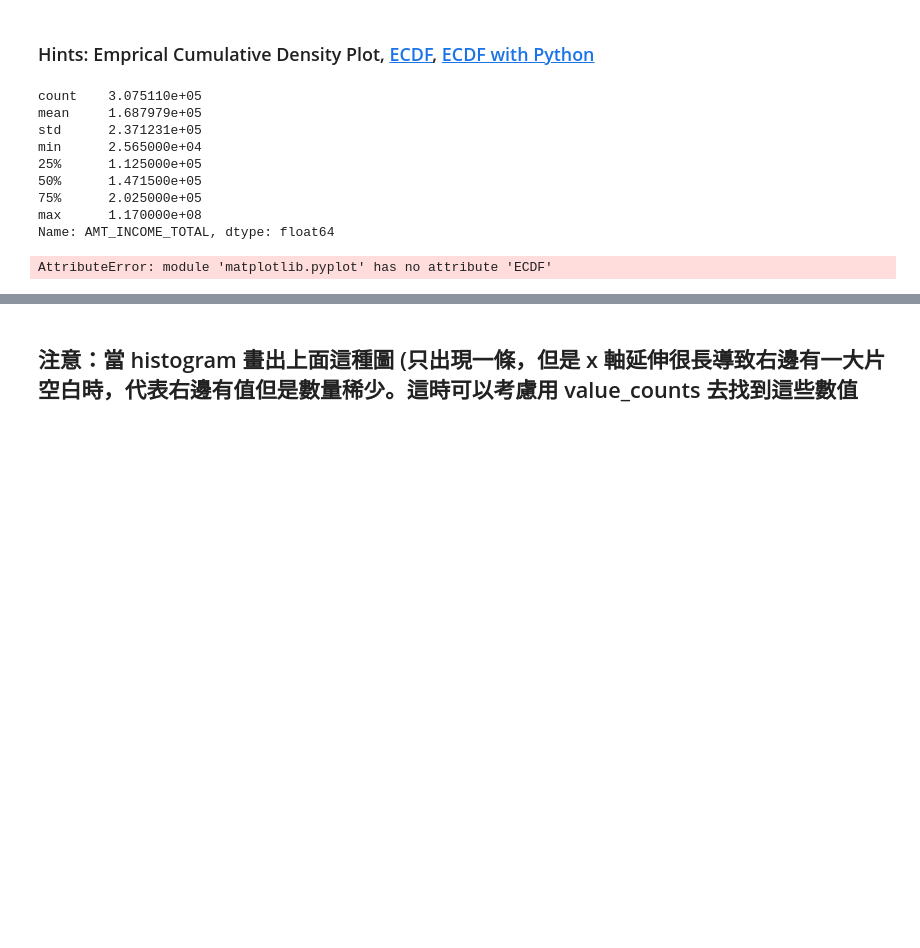
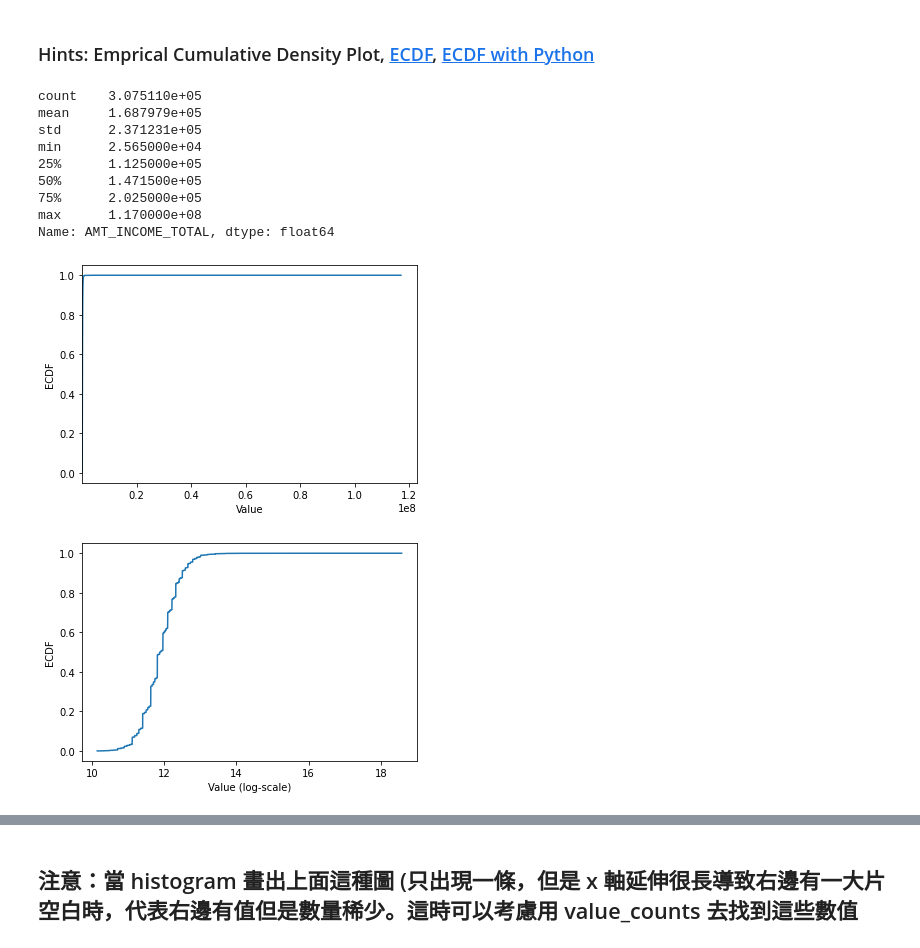
Before and after one commit to bear-planet/ML100Days, a Jupyter notebook: Day_009_HW.ipynb, the cells around one changed output, grey strips where cells are left out. Cells and saved outputs as stored; diff of their text form; code cells hidden in the pictures; blank space fills up the shorter version.

```diff
--- a/Day_009_HW.ipynb
+++ b/Day_009_HW.ipynb
@@ -92,36 +91,37 @@ print(app_train['AMT_INCOME_TOTAL'].describe())
 """
 YOUR CODE HERE
 """
-cdf =
+cdf = app_train.AMT_INCOME_TOTAL.value_counts().sort_index().cumsum()
 
 
 plt.plot(list(cdf.index), cdf/cdf.max())
 plt.xlabel('Value')
 plt.ylabel('ECDF')
 plt.xlim([cdf.index.min(), cdf.index.max() * 1.05]) # 限制顯示圖片的範圍
 plt.ylim([-0.05,1.05]) # 限制顯示圖片的範圍
 
 plt.show()
 
 # 改變 y 軸的 Scale, 讓我們可以正常檢視 ECDF
 plt.plot(np.log(list(cdf.index)), cdf/cdf.max())
 plt.xlabel('Value (log-scale)')
 plt.ylabel('ECDF')
 
 plt.ylim([-0.05,1.05]) # 限制顯示圖片的範圍
 
 plt.show()
 # %% [output]
 count    3.075110e+05
 mean     1.687979e+05
 std      2.371231e+05
 min      2.565000e+04
 25%      1.125000e+05
 50%      1.471500e+05
 75%      2.025000e+05
 max      1.170000e+08
 Name: AMT_INCOME_TOTAL, dtype: float64
-AttributeError: module 'matplotlib.pyplot' has no attribute 'ECDF'
+[figure, added]
+[figure, added]
 # %% [markdown]
 ## 補充：Normal dist 的 ECDF
 ![ecdf_normal](https://au.mathworks.com/help/examples/stats/win64/PlotEmpiricalCdfAndCompareWithSamplingDistributionExample_01.png)
```
Also changed, not shown: parts of 4 cells of this notebook.
